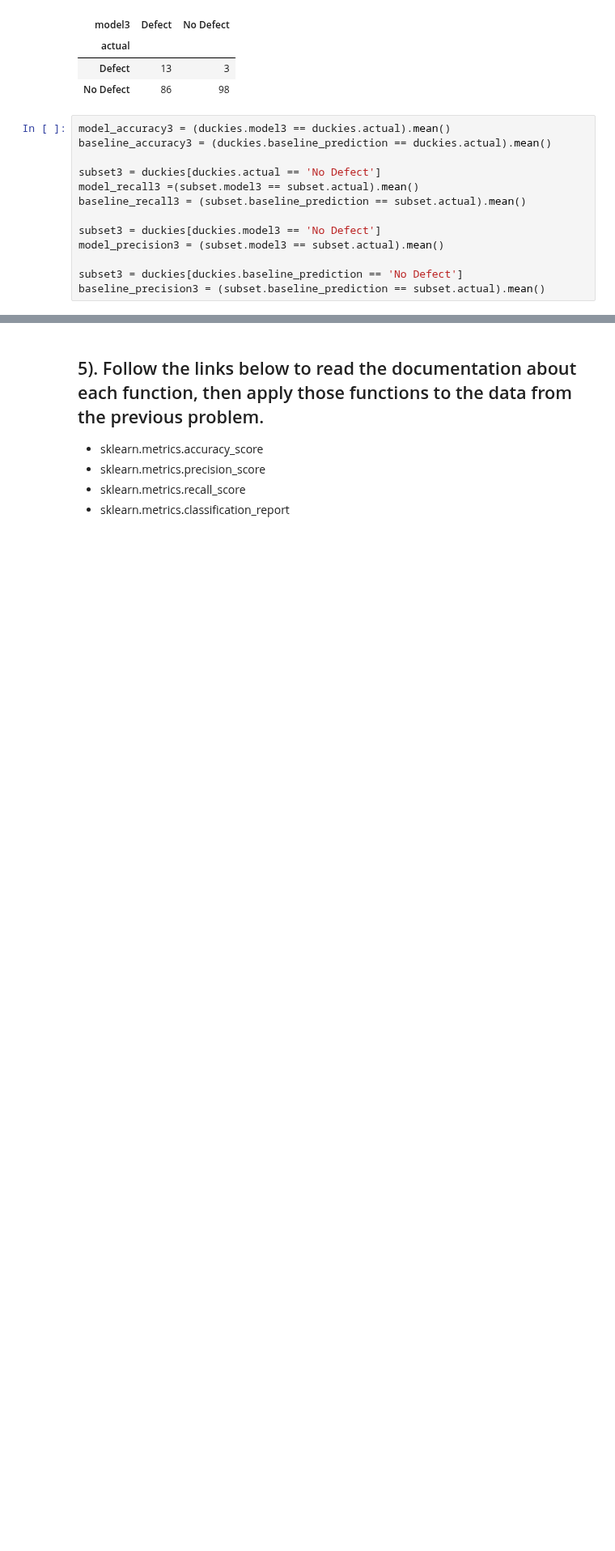
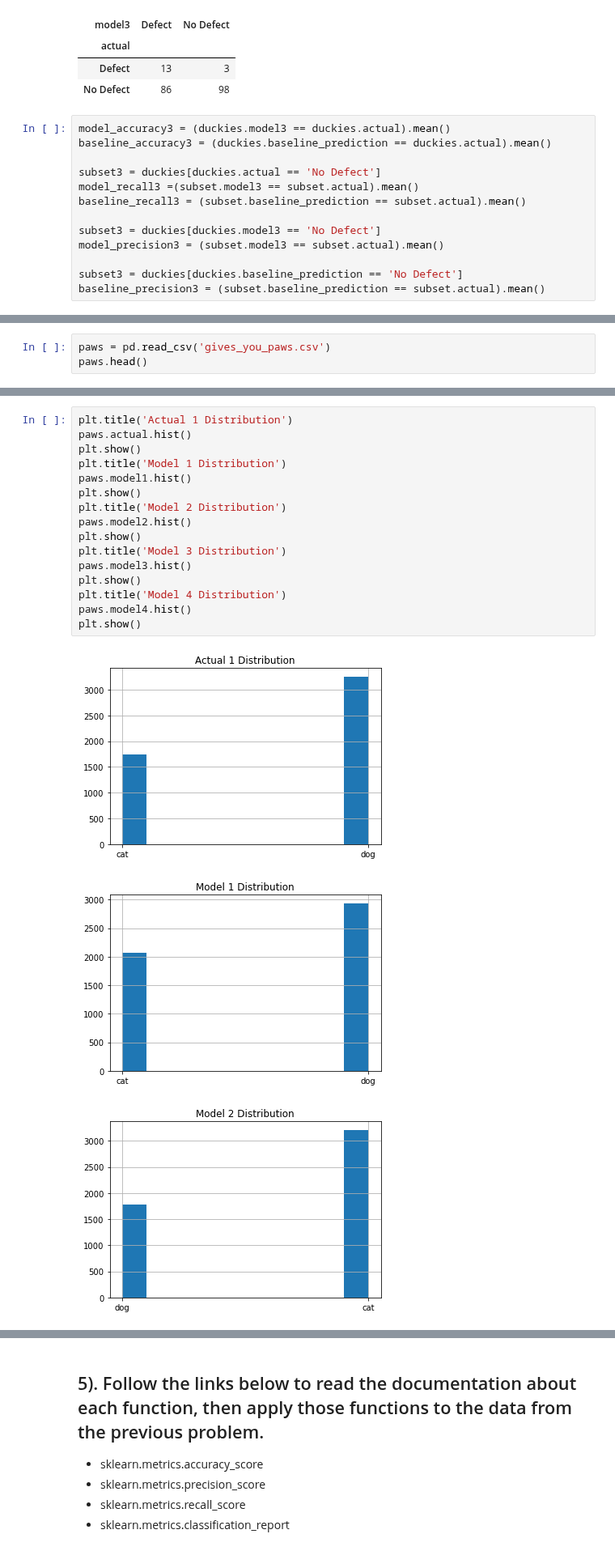
Before and after one commit to stephenkipkurui/regression-exercises, a Jupyter notebook: model_evaluation.ipynb, the cells around one changed output, grey strips where cells are left out. Shown at 81% size. Drawn from its saved outputs; the diff is of its cells as text; blank space fills up the shorter version.

Commit message:
Model Evaluation Exercises

```diff
--- a/model_evaluation.ipynb
+++ b/model_evaluation.ipynb
@@ -383,0 +418,3 @@ MODEL III: Accuracy | Recall | Precision
+# %%
+paws = pd.read_csv('gives_you_paws.csv')
+paws.head()
@@ -383,0 +505,20 @@ MODEL III: Accuracy | Recall | Precision
+# %%
+plt.title('Actual 1 Distribution')
+paws.actual.hist()
+plt.show()
+plt.title('Model 1 Distribution')
+paws.model1.hist()
+plt.show()
+plt.title('Model 2 Distribution')
+paws.model2.hist()
+plt.show()
+plt.title('Model 3 Distribution')
+paws.model3.hist()
+plt.show()
+plt.title('Model 4 Distribution')
+paws.model4.hist()
+plt.show()
+# %% [output]
+[figure, added]
+[figure, added]
+[figure, added]
```
Also changed, not shown: parts of 51 cells of this notebook.
